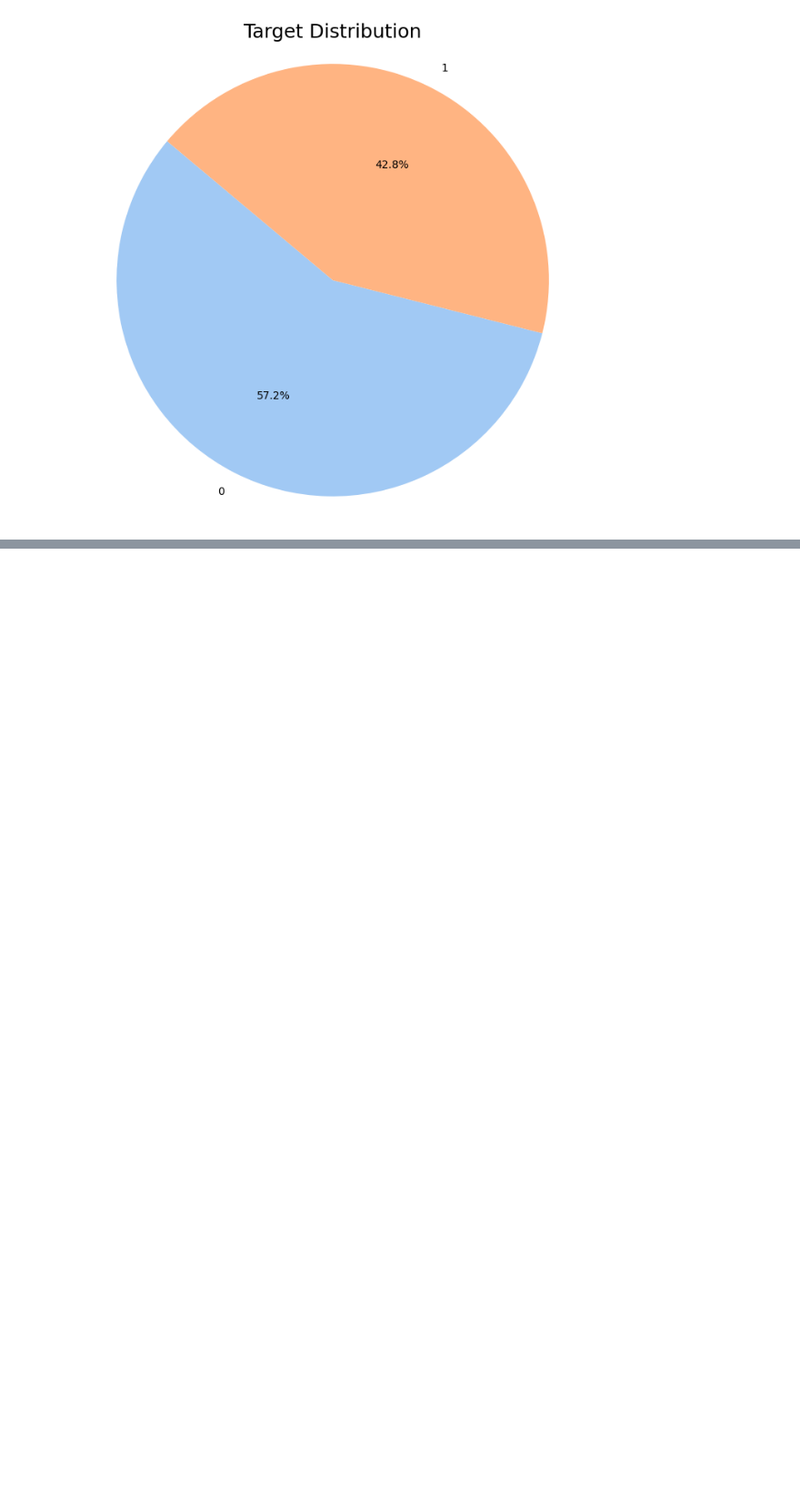
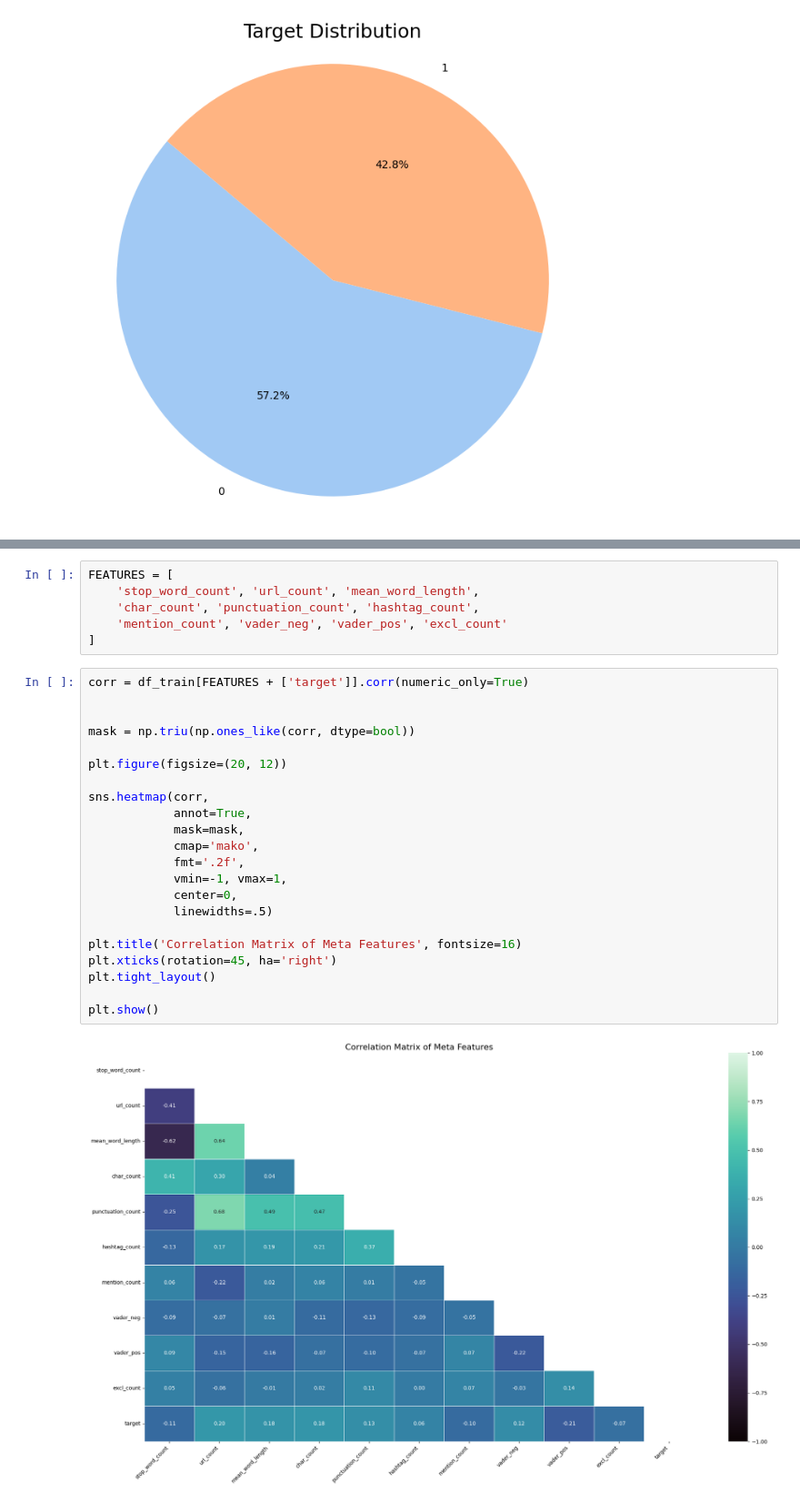
Before and after one commit to ihuod/Tweets_NLP, a Jupyter notebook: tweets.ipynb, the cells around one changed output, grey strips where cells are left out. Shown at 91% size. Cells and saved outputs as stored; diff of their text form; blank space fills up the shorter version.

```diff
--- a/tweets.ipynb
+++ b/tweets.ipynb
@@ -247,0 +631,30 @@ plt.show()
+# %%
+FEATURES = [
+    'stop_word_count', 'url_count', 'mean_word_length',
+    'char_count', 'punctuation_count', 'hashtag_count',
+    'mention_count', 'vader_neg', 'vader_pos', 'excl_count'
+]
+# %%
+corr = df_train[FEATURES + ['target']].corr(numeric_only=True)
+
+
+mask = np.triu(np.ones_like(corr, dtype=bool))
+
+plt.figure(figsize=(20, 12))
+
+sns.heatmap(corr,
+            annot=True,
+            mask=mask,
+            cmap='mako',
+            fmt='.2f',
+            vmin=-1, vmax=1,
+            center=0,
+            linewidths=.5)
+
+plt.title('Correlation Matrix of Meta Features', fontsize=16)
+plt.xticks(rotation=45, ha='right')
+plt.tight_layout()
+
+plt.show()
+# %% [output]
+[figure, added]
```
Also changed, not shown: parts of 26 cells of this notebook.
